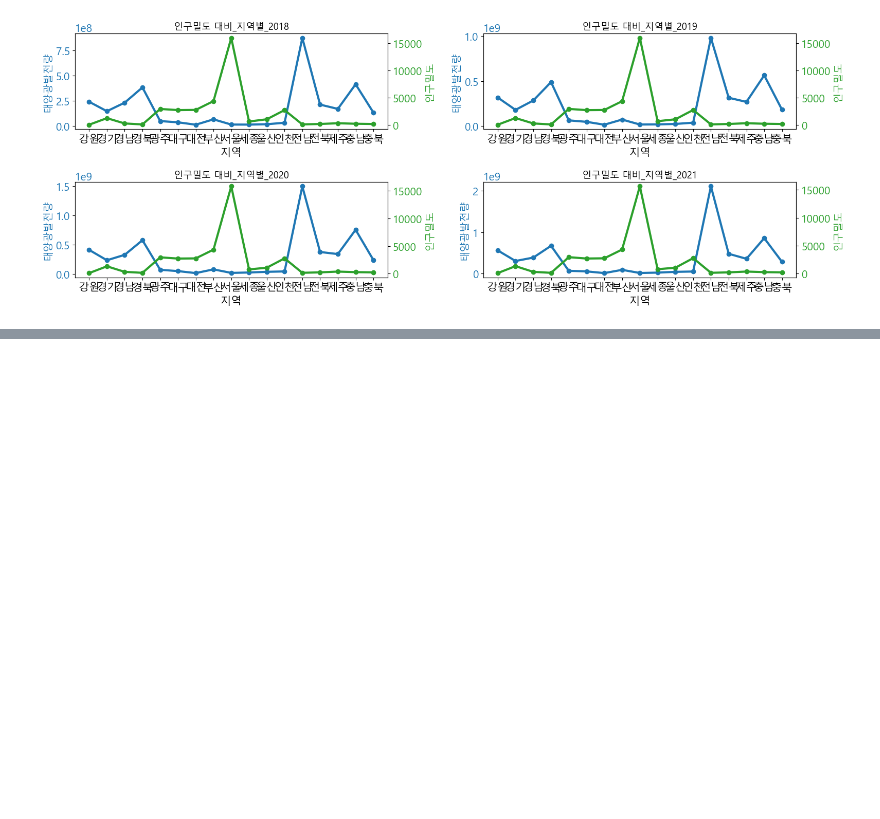
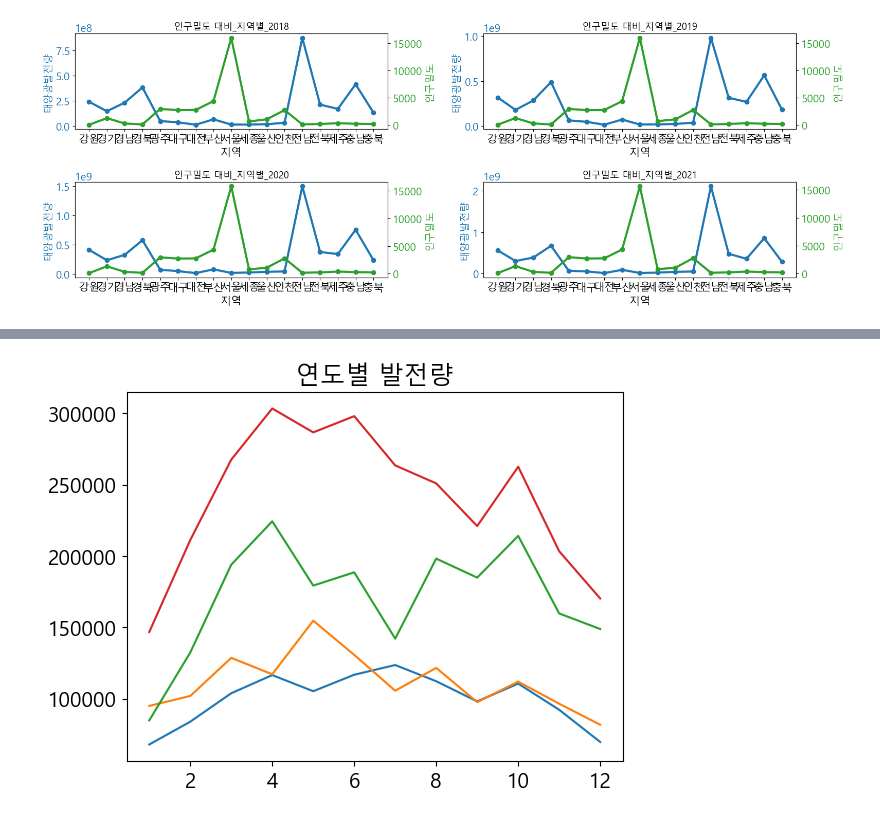
Before and after one commit to iiiiin/KEPCO-Digital-Bootcamp_sprint-1, a Jupyter notebook: Untitled-1.ipynb, the cells around one changed output, grey strips where cells are left out. Saved outputs shown, nothing was run; the diff lists cells and outputs as text; code cells hidden in the pictures; blank space fills up the shorter version.

```diff
--- a/Untitled-1.ipynb
+++ b/Untitled-1.ipynb
@@ -804,0 +857,45 @@ plt.show()
+# %%
+from datetime import timedelta
+
+test = pd.read_csv('data3/태양광_지역별시간별발전량_2021.csv',encoding='cp949')
+test['거래일자'] = pd.to_datetime(test['거래일자'])
+def up_date(x):
+    if x[1] == 24:
+        return x[0]+timedelta(days=1)
+    else:
+        return x[0]+timedelta(hours=x[1])
+test['일시'] = test[['거래일자','거래시간']].apply(up_date,axis=1)
+test=test[['일시','지역','발전량 ']]
+test=test.drop(596087)
+test=test[test['지역']=='전라남도']
+test_1 = pd.DataFrame({'일시' : ['2018-01-01 00:00:00'],'지역' : ['전라남도'],'발전량 ' : 0.000})
+test= pd.concat([test_1,test],axis=0)
+test=test.drop(595991)
+test=test.rename(columns={'일시':'date','발전량 ':'generation'})
+test['Time'] = pd.to_datetime(test['date'], format='%Y-%m-%d %H:%M', errors='raise')
+test['Year'] = test['Time'].dt.year
+test['Month'] = test['Time'].dt.month
+test['Day'] = test['Time'].dt.day
+test['Hour'] = test['Time'].dt.hour
+test=test[['Year','Month','Day','Hour','generation']]
+test.reset_index(drop=True,inplace=True)
+# %%
+df=pd.merge(test,data,how='left',on=['Year','Month','Day','Hour'])
+df=df.fillna(0)
+df1=df.groupby(['Year','Month'])['generation'].mean().reset_index()
+df1['Year']=df1['Year'].astype(int)
+df1['Month']=df1['Month'].astype(int)
+df1['generation']=df1['generation'].astype(int)
+df1_18=df1[df1['Year']==2018].reset_index(drop=True)
+df1_19=df1[df1['Year']==2019].reset_index(drop=True)
+df1_20=df1[df1['Year']==2020].reset_index(drop=True)
+df1_21=df1[df1['Year']==2021].reset_index(drop=True)
+# %%
+plt.plot(df1_18['Month'],df1_18['generation'])
+plt.plot(df1_19['Month'],df1_19['generation'])
+plt.plot(df1_20['Month'],df1_20['generation'])
+plt.plot(df1_21['Month'],df1_21['generation'])
+plt.title('연도별 발전량')
+plt.show()
+# %% [output]
+[figure, added]
```
Also changed, not shown: parts of 13 cells of this notebook, 31 other files.
